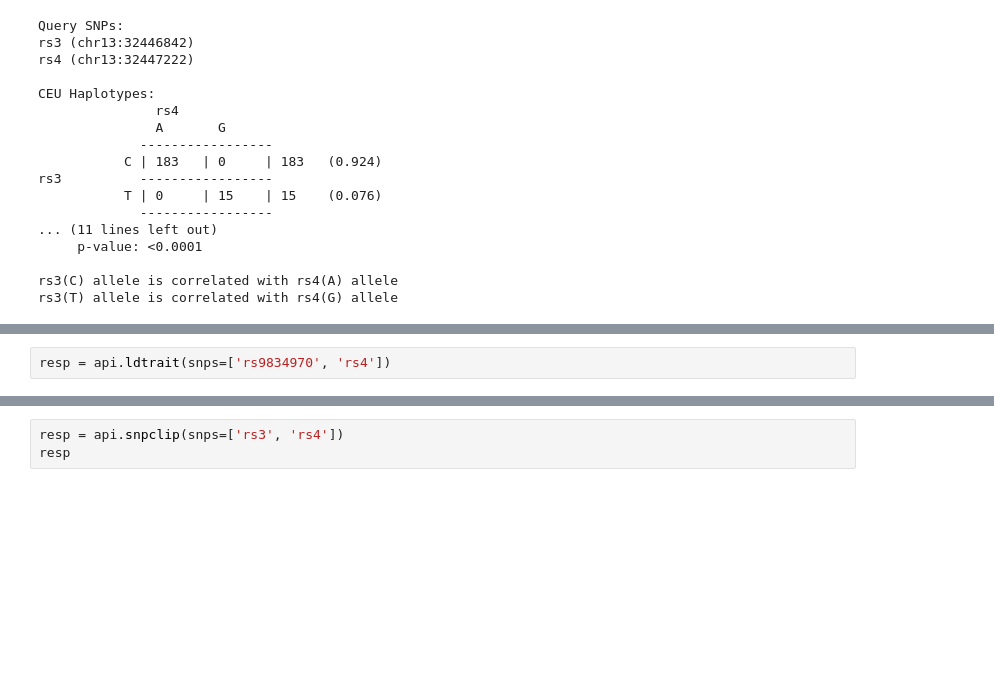
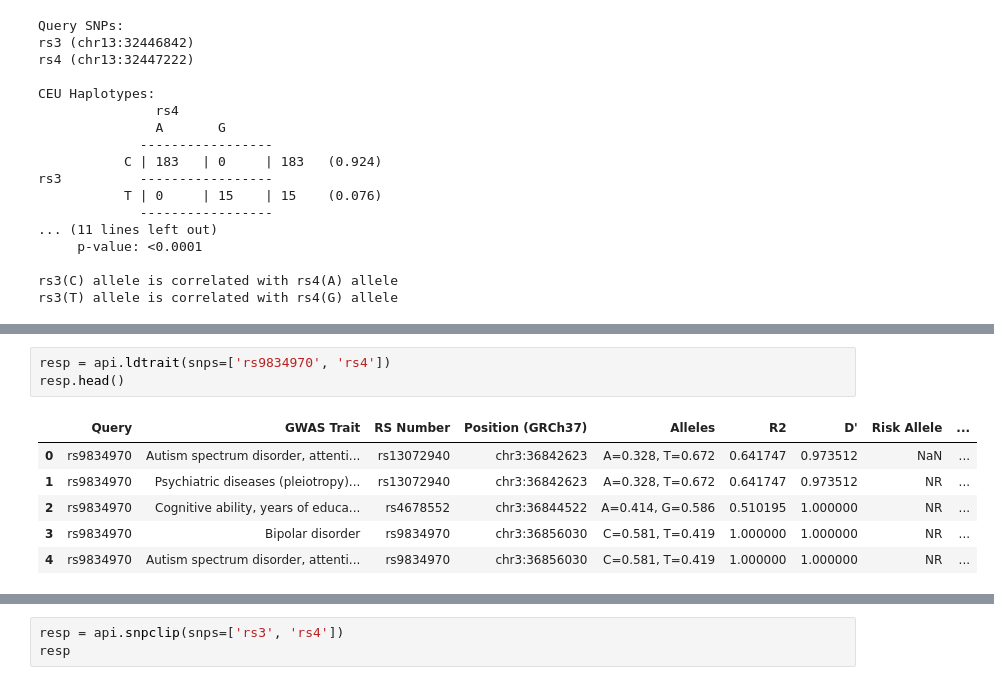
Before and after one commit to gokceneraslan/ldlink-python, a Jupyter notebook: notebook.ipynb, the cells around one changed output, grey strips where cells are left out. Saved outputs shown, nothing was run; the diff lists cells and outputs as text; blank space fills up the shorter version.

```diff
--- a/notebook.ipynb
+++ b/notebook.ipynb
@@ -73,2 +81,10 @@ resp
 # %%
 resp = api.ldtrait(snps=['rs9834970', 'rs4'])
+resp.head()
+# %% [output]
+|  | Query | GWAS Trait | RS Number | Position (GRCh37) | Alleles | R2 | D' | Risk Allele | ... |
+| 0 | rs9834970 | Autism spectrum disorder, attenti... | rs13072940 | chr3:36842623 | A=0.328, T=0.672 | 0.641747 | 0.973512 | NaN | ... |
+| 1 | rs9834970 | Psychiatric diseases (pleiotropy)... | rs13072940 | chr3:36842623 | A=0.328, T=0.672 | 0.641747 | 0.973512 | NR | ... |
+| 2 | rs9834970 | Cognitive ability, years of educa... | rs4678552 | chr3:36844522 | A=0.414, G=0.586 | 0.510195 | 1.000000 | NR | ... |
+| 3 | rs9834970 | Bipolar disorder | rs9834970 | chr3:36856030 | C=0.581, T=0.419 | 1.000000 | 1.000000 | NR | ... |
+| 4 | rs9834970 | Autism spectrum disorder, attenti... | rs9834970 | chr3:36856030 | C=0.581, T=0.419 | 1.000000 | 1.000000 | NR | ... |
```
Also changed, not shown: parts of 3 cells of this notebook.
